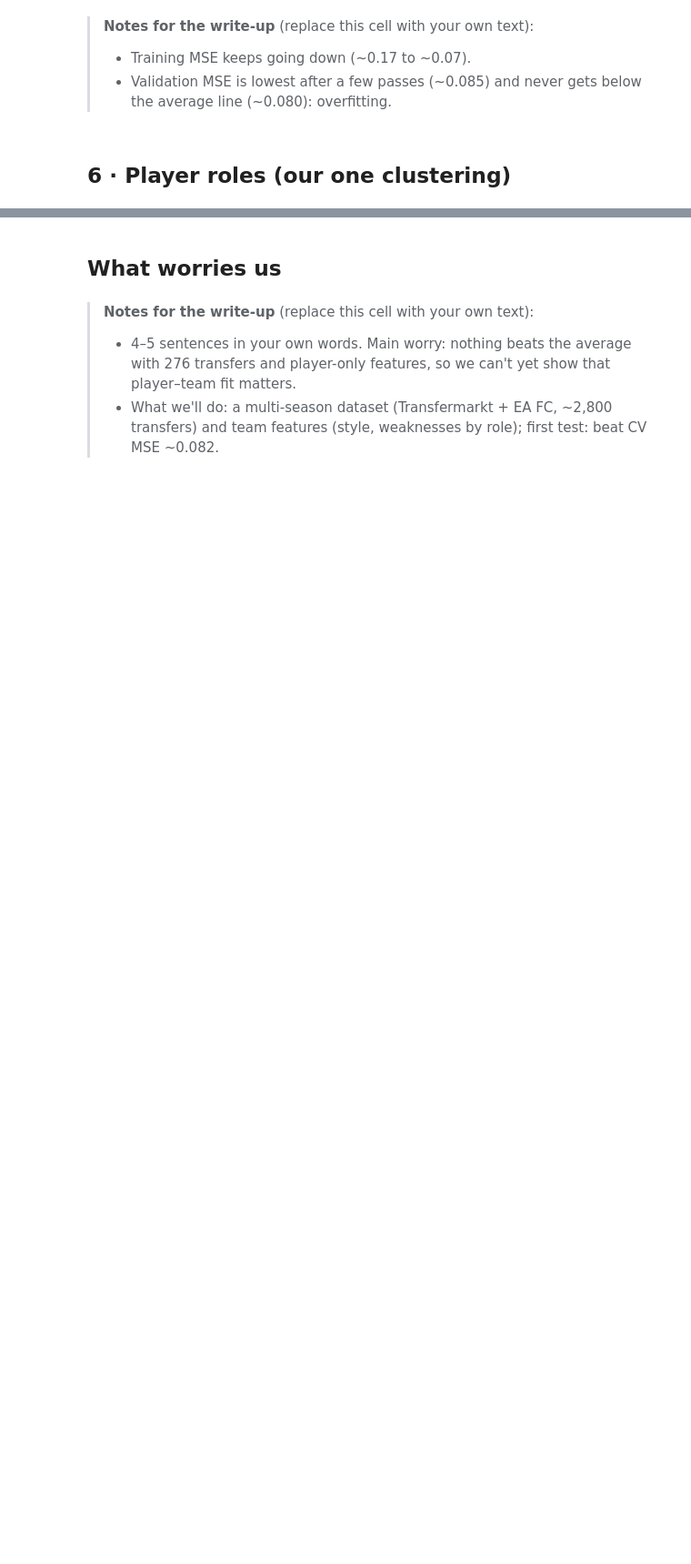
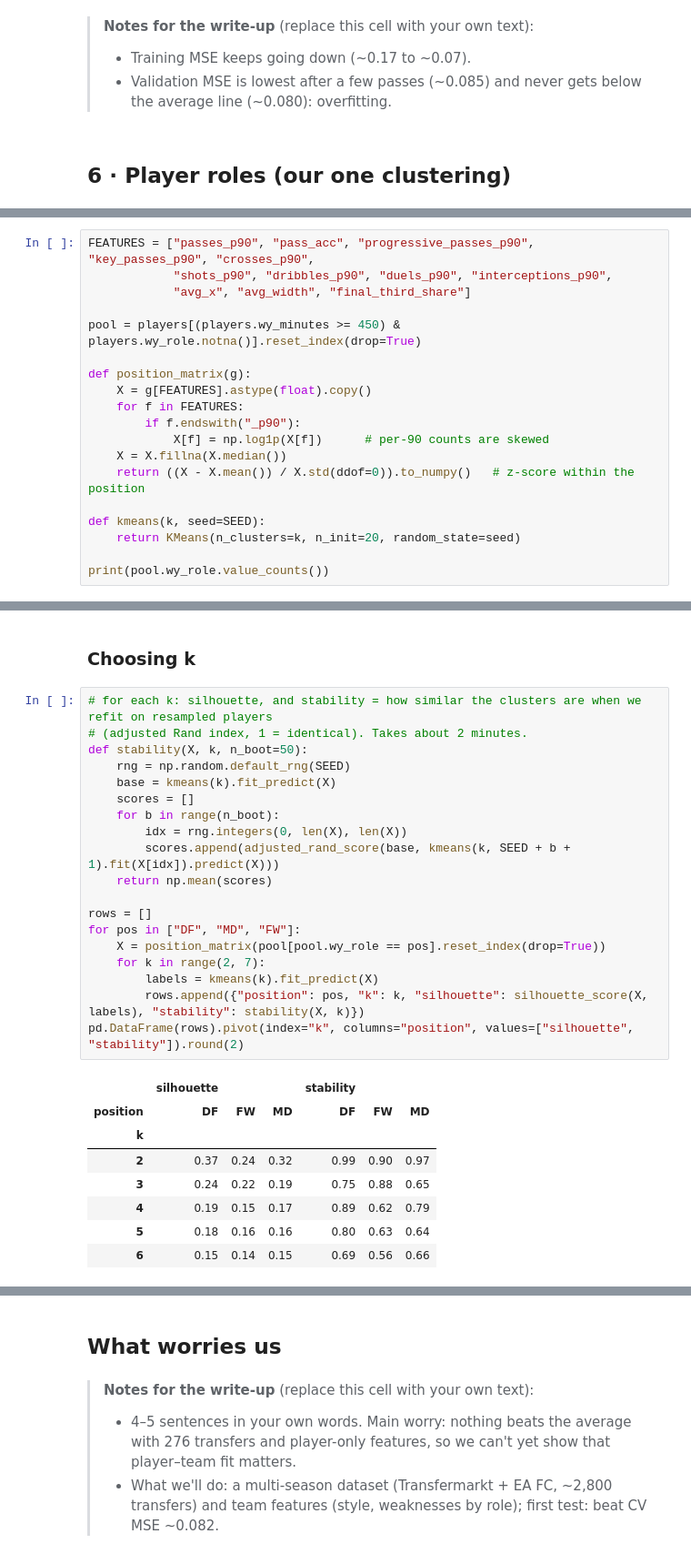
Before and after one commit to msuleiman28/Deep-Learning-Scouting, a Jupyter notebook: handin/milestone1/milestone1.ipynb, the cells around one changed output, grey strips where cells are left out. Shown at 91% size. Saved outputs shown, nothing was run; the diff lists cells and outputs as text; blank space fills up the shorter version.

```diff
--- a/notebooks/04_milestone1.ipynb
+++ b/handin/milestone1/milestone1.ipynb
@@ -282,0 +247,19 @@ plt.show()
+# %%
+FEATURES = ["passes_p90", "pass_acc", "progressive_passes_p90", "key_passes_p90", "crosses_p90",
+            "shots_p90", "dribbles_p90", "duels_p90", "interceptions_p90",
+            "avg_x", "avg_width", "final_third_share"]
+
+pool = players[(players.wy_minutes >= 450) & players.wy_role.notna()].reset_index(drop=True)
+
+def position_matrix(g):
+    X = g[FEATURES].astype(float).copy()
+    for f in FEATURES:
+        if f.endswith("_p90"):
+            X[f] = np.log1p(X[f])      # per-90 counts are skewed
+    X = X.fillna(X.median())
+    return ((X - X.mean()) / X.std(ddof=0)).to_numpy()   # z-score within the position
+
+def kmeans(k, seed=SEED):
+    return KMeans(n_clusters=k, n_init=20, random_state=seed)
+
+print(pool.wy_role.value_counts())
@@ -282,0 +273,30 @@ plt.show()
+# %% [markdown]
+### Choosing k
+# %%
+# for each k: silhouette, and stability = how similar the clusters are when we refit on resampled players
+# (adjusted Rand index, 1 = identical). Takes about 2 minutes.
+def stability(X, k, n_boot=50):
+    rng = np.random.default_rng(SEED)
+    base = kmeans(k).fit_predict(X)
+    scores = []
+    for b in range(n_boot):
+        idx = rng.integers(0, len(X), len(X))
+        scores.append(adjusted_rand_score(base, kmeans(k, SEED + b + 1).fit(X[idx]).predict(X)))
+    return np.mean(scores)
+
+rows = []
+for pos in ["DF", "MD", "FW"]:
+    X = position_matrix(pool[pool.wy_role == pos].reset_index(drop=True))
+    for k in range(2, 7):
+        labels = kmeans(k).fit_predict(X)
+        rows.append({"position": pos, "k": k, "silhouette": silhouette_score(X, labels), "stability": stability(X, k)})
+pd.DataFrame(rows).pivot(index="k", columns="position", values=["silhouette", "stability"]).round(2)
+# %% [output]
+|  | silhouette |  |  | stability |  |  |
+| position | DF | FW | MD | DF | FW | MD |
+| k |  |  |  |  |  |  |
+| 2 | 0.37 | 0.24 | 0.32 | 0.99 | 0.90 | 0.97 |
+| 3 | 0.24 | 0.22 | 0.19 | 0.75 | 0.88 | 0.65 |
+| 4 | 0.19 | 0.15 | 0.17 | 0.89 | 0.62 | 0.79 |
+| 5 | 0.18 | 0.16 | 0.16 | 0.80 | 0.63 | 0.64 |
+| 6 | 0.15 | 0.14 | 0.15 | 0.69 | 0.56 | 0.66 |
```
Also changed, not shown: parts of 18 cells of this notebook, 4 other files.
